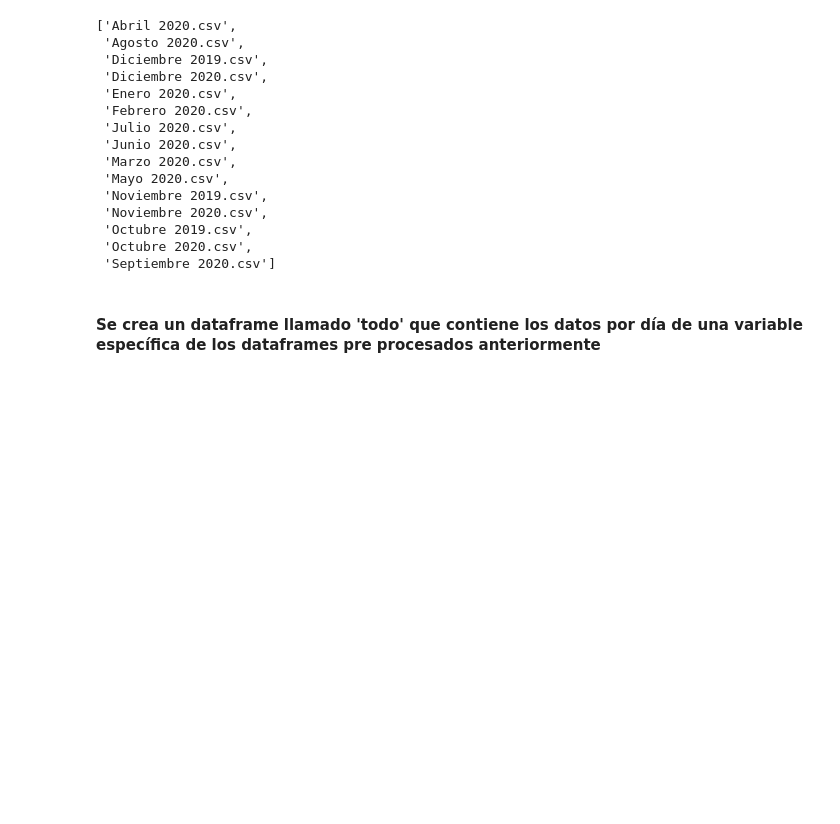
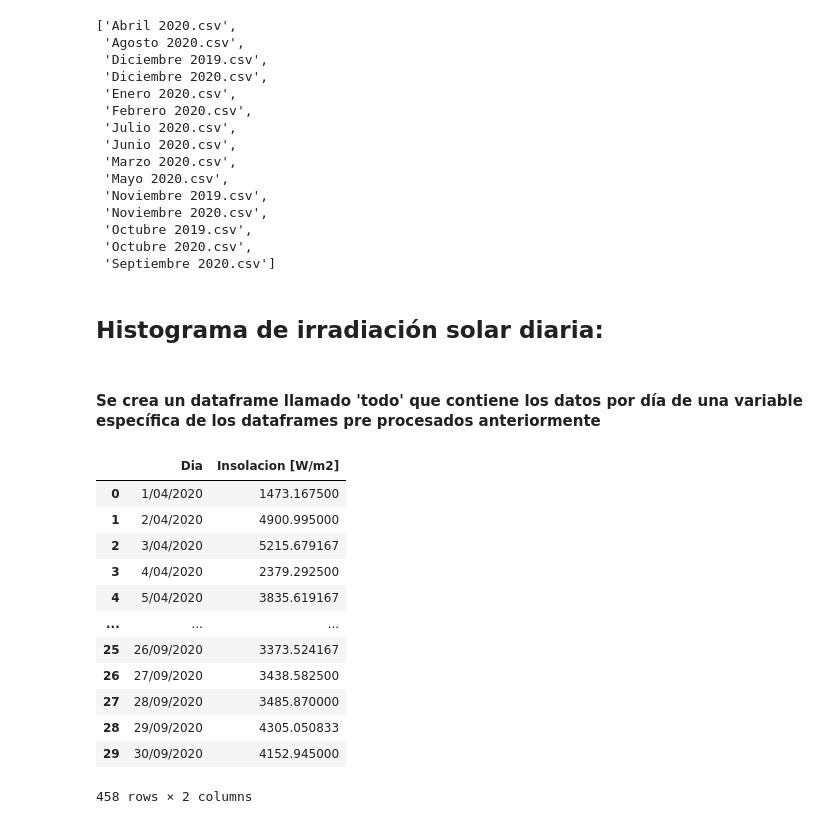
Before and after one commit to only-Robin/Proyecto-Electronica, a Jupyter notebook: DATOS SOLAR/Pre procesados/Pronóstico Solar PV.ipynb, the cells around one changed output. Saved outputs shown, nothing was run; the diff lists cells and outputs as text; code cells hidden in the pictures; blank space fills up the shorter version.

```diff
--- a/DATOS SOLAR/Pre procesados/Pronóstico Solar PV.ipynb
+++ b/DATOS SOLAR/Pre procesados/Pronóstico Solar PV.ipynb
@@ -221,30 +237,48 @@ nombres2
  'Octubre 2019.csv',
  'Octubre 2020.csv',
  'Septiembre 2020.csv']
+# %% [markdown]
+## Histograma de irradiación solar diaria:
 # %% [markdown]
 #### Se crea un dataframe llamado 'todo' que contiene los datos  por día de una variable específica de los dataframes pre procesados anteriormente
 # %%
 i=0
 variable = 'Insolacion [W/m2]'
 #variable = 'Potencia [kW]'
+variablerango = 'Fecha'
 
 for nombre in nombres2:
     df = pd.read_csv(nombre)
 
     try:
         df = df.drop('Unnamed: 0',axis=1)
     except:
         pass
 
     df = df.dropna()
 
     name = nombre.split('.')
     name = name[0].split(' ')
 
-    globals()[name[0] + name[1]] = soldiario(df,variable)
+    globals()[name[0] + name[1]] = soldiario(df,variable,variablerango)
 
     if i == 0:
         todo = globals()[name[0] + name[1]] # DataFrame donde se guardan los diferentes valores de insolación por día.
     else:
         todo = pd.concat([todo , globals()[name[0] + name[1]]],axis = 0)
     i+=1
+todo
+# %% [output]
+|  | Dia | Insolacion [W/m2] |
+| 0 | 1/04/2020 | 1473.167500 |
+| 1 | 2/04/2020 | 4900.995000 |
+| 2 | 3/04/2020 | 5215.679167 |
+| 3 | 4/04/2020 | 2379.292500 |
+| 4 | 5/04/2020 | 3835.619167 |
+| ... | ... | ... |
+| 25 | 26/09/2020 | 3373.524167 |
+| 26 | 27/09/2020 | 3438.582500 |
+| 27 | 28/09/2020 | 3485.870000 |
+| 28 | 29/09/2020 | 4305.050833 |
+| 29 | 30/09/2020 | 4152.945000 |
+458 rows × 2 columns
```
Also changed, not shown: parts of 17 cells of this notebook.
